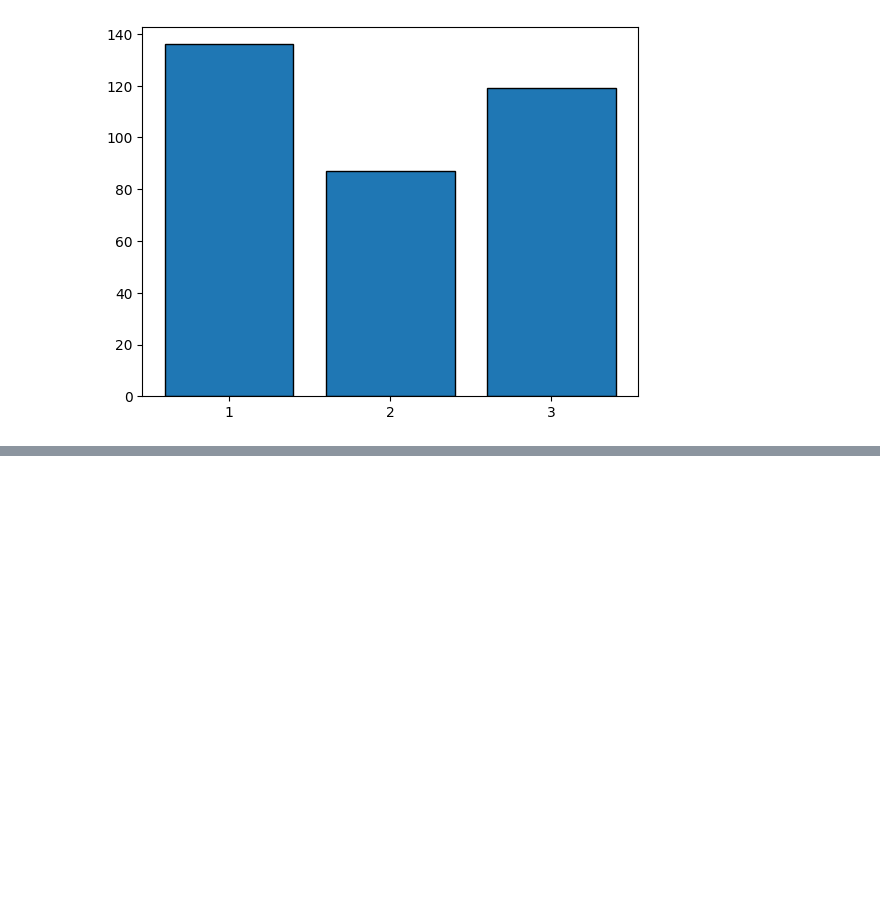
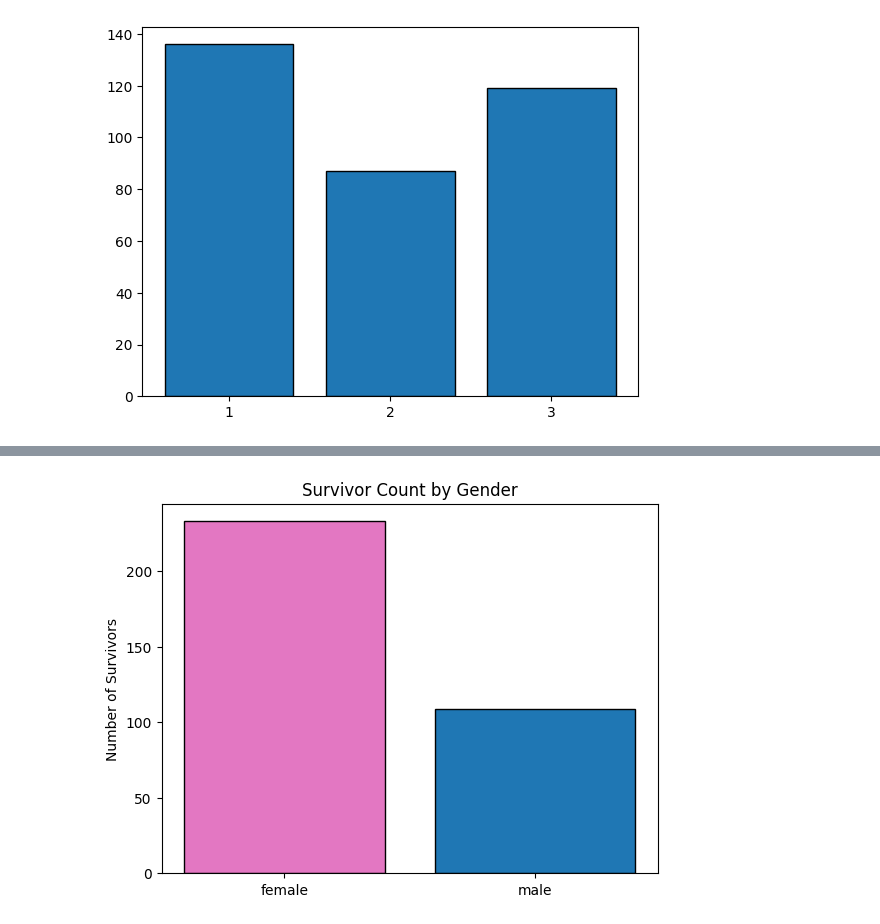
Before and after one commit to aayush911-hub/EDA, a Jupyter notebook: EDA.ipynb, the cells around one changed output, grey strips where cells are left out. Saved outputs shown, nothing was run; the diff lists cells and outputs as text; code cells hidden in the pictures; blank space fills up the shorter version.

```diff
--- a/EDA.ipynb
+++ b/EDA.ipynb
@@ -116,0 +139,8 @@ plt.show()
+# %%
+plt.bar(survived_by_gender.index, survived_by_gender.values, color=['tab:pink', 'tab:blue'], edgecolor="black")
+
+plt.title("Survivor Count by Gender")
+plt.ylabel("Number of Survivors")
+plt.show()
+# %% [output]
+[figure, added]
```
Also changed, not shown: parts of 6 cells of this notebook.
